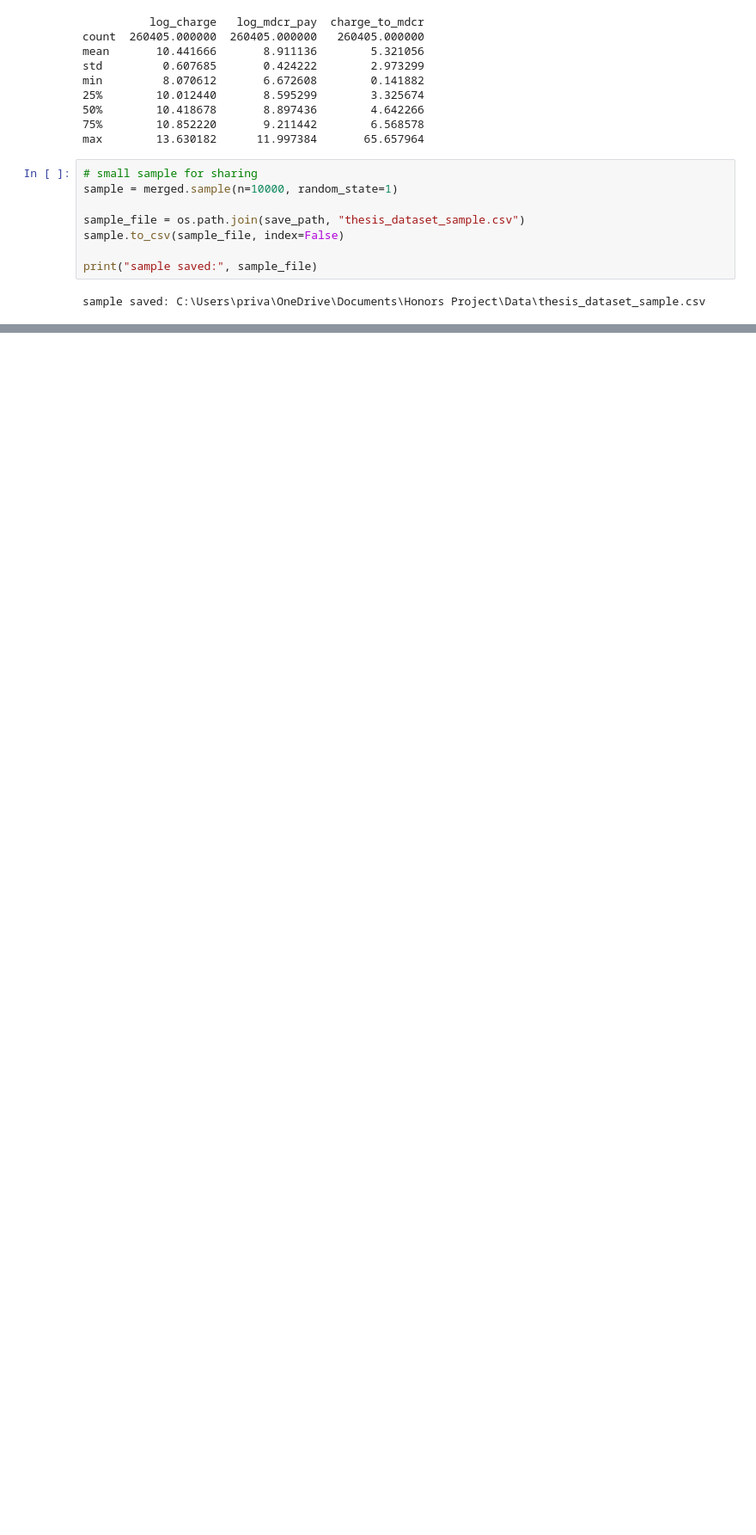
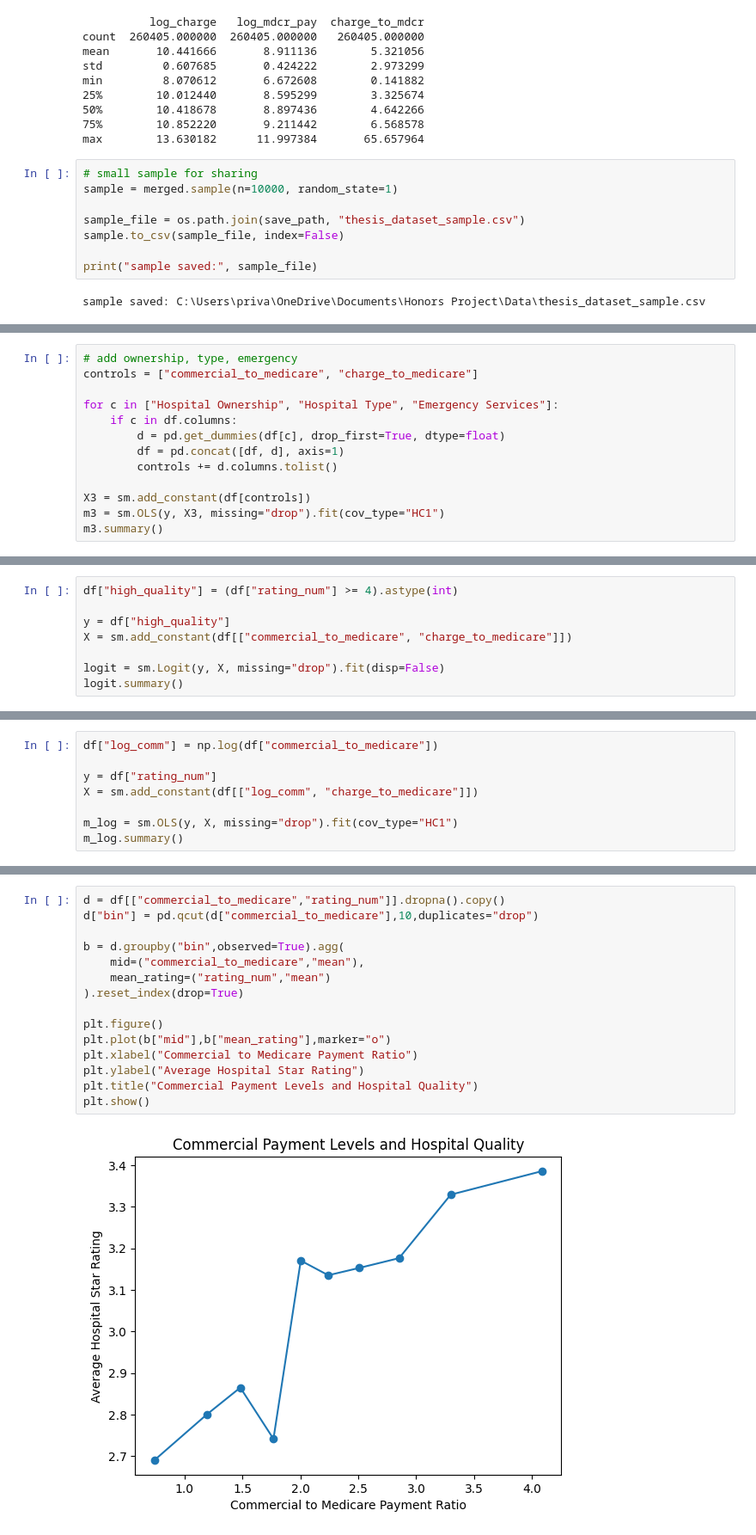
Before and after one commit to Naeemalmohtaseb/Hospital-Insurance, a Jupyter notebook: Script1.ipynb, the cells around one changed output, grey strips where cells are left out. Shown at 86% size. Saved outputs shown, nothing was run; the diff lists cells and outputs as text; blank space fills up the shorter version.

```diff
--- a/Script1.ipynb
+++ b/Script1.ipynb
@@ -458,0 +1095,13 @@ sample saved: C:\Users\priva\OneDrive\Documents\Honors Project\Data\thesis_datas
+# %%
+# add ownership, type, emergency
+controls = ["commercial_to_medicare", "charge_to_medicare"]
+
+for c in ["Hospital Ownership", "Hospital Type", "Emergency Services"]:
+    if c in df.columns:
+        d = pd.get_dummies(df[c], drop_first=True, dtype=float)
+        df = pd.concat([df, d], axis=1)
+        controls += d.columns.tolist()
+
+X3 = sm.add_constant(df[controls])
+m3 = sm.OLS(y, X3, missing="drop").fit(cov_type="HC1")
+m3.summary()
@@ -458,0 +1196,8 @@ sample saved: C:\Users\priva\OneDrive\Documents\Honors Project\Data\thesis_datas
+# %%
+df["high_quality"] = (df["rating_num"] >= 4).astype(int)
+
+y = df["high_quality"]
+X = sm.add_constant(df[["commercial_to_medicare", "charge_to_medicare"]])
+
+logit = sm.Logit(y, X, missing="drop").fit(disp=False)
+logit.summary()
@@ -458,0 +1313,8 @@ sample saved: C:\Users\priva\OneDrive\Documents\Honors Project\Data\thesis_datas
+# %%
+df["log_comm"] = np.log(df["commercial_to_medicare"])
+
+y = df["rating_num"]
+X = sm.add_constant(df[["log_comm", "charge_to_medicare"]])
+
+m_log = sm.OLS(y, X, missing="drop").fit(cov_type="HC1")
+m_log.summary()
@@ -458,0 +1369,17 @@ sample saved: C:\Users\priva\OneDrive\Documents\Honors Project\Data\thesis_datas
+# %%
+d = df[["commercial_to_medicare","rating_num"]].dropna().copy()
+d["bin"] = pd.qcut(d["commercial_to_medicare"],10,duplicates="drop")
+
+b = d.groupby("bin",observed=True).agg(
+    mid=("commercial_to_medicare","mean"),
+    mean_rating=("rating_num","mean")
+).reset_index(drop=True)
+
+plt.figure()
+plt.plot(b["mid"],b["mean_rating"],marker="o")
+plt.xlabel("Commercial to Medicare Payment Ratio")
+plt.ylabel("Average Hospital Star Rating")
+plt.title("Commercial Payment Levels and Hospital Quality")
+plt.show()
+# %% [output]
+[figure, added]
```
Also changed, not shown: parts of 36 cells of this notebook.
